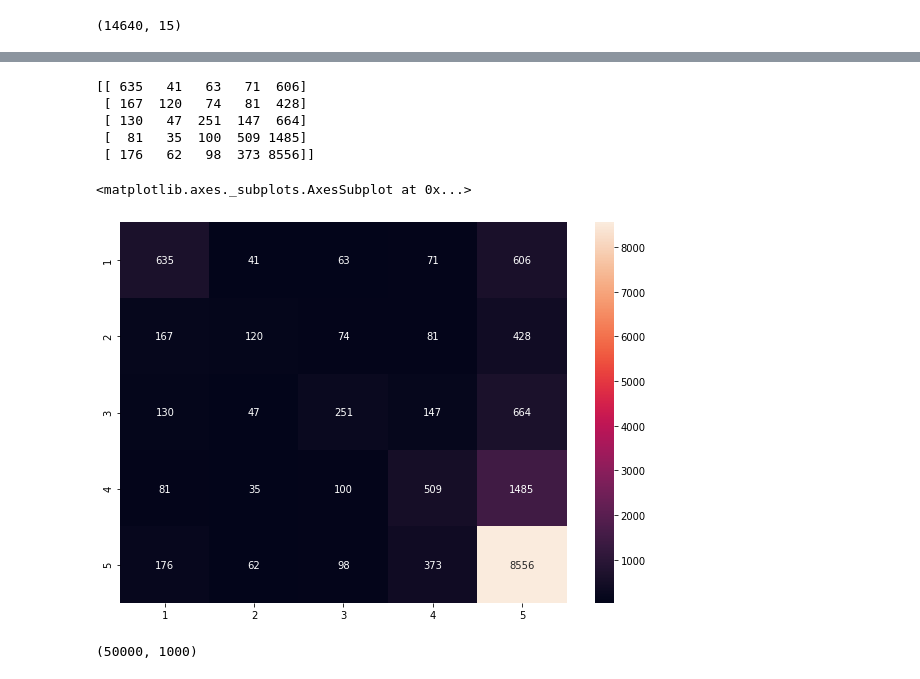
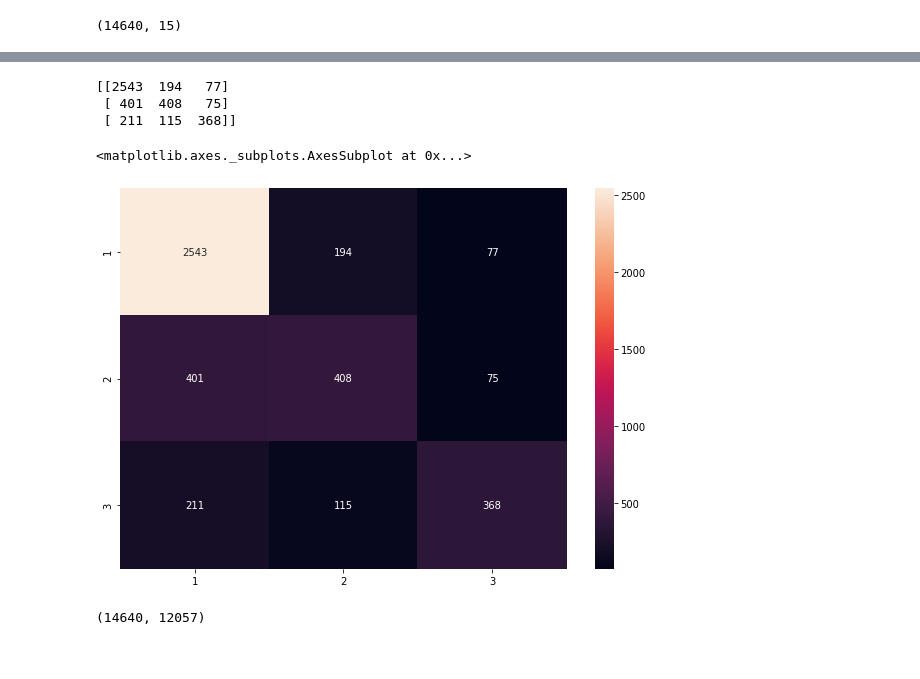
Before and after one commit to mohansameer1983/Twitter-US-Airline-Sentiment-Analysis-NLP, a Jupyter notebook: Twitter-US-Airline-Sentiment-Analysis-NLP.ipynb, the cells around one changed output, grey strips where cells are left out. Cells and saved outputs as stored; diff of their text form; code cells hidden in the pictures.

```diff
--- a/Twitter-US-Airline-Sentiment-Analysis-NLP.ipynb
+++ b/Twitter-US-Airline-Sentiment-Analysis-NLP.ipynb
@@ -144,5 +127,5 @@ data.head()
 # %%
-data['Text'] = data.apply(lambda row: nltk.word_tokenize(row['Text']), axis=1) # Tokenization of data
+data['text'] = data.apply(lambda row: nltk.word_tokenize(row['text']), axis=1) # Tokenization of data
 # %%
 data.head()                                                                    # Look at how tokenized data looks.
 # %% [output]
@@ -213,6 +196,6 @@ def normalize(words):
     words = lemmatize_list(words)
     return ' '.join(words)
 
-data['Text'] = data.apply(lambda row: normalize(row['Text']), axis=1)
+data['text'] = data.apply(lambda row: normalize(row['text']), axis=1)
 data.head()
 # %% [output]
@@ -226,8 +209,8 @@ data.head()
 # Vectorization (Convert text data to numbers).
 from sklearn.feature_extraction.text import CountVectorizer
 
-vectorizer = CountVectorizer(max_features=1000)                # Keep only 1000 features as number of features will increase the processing time.
-data_features = vectorizer.fit_transform(data['Text'])
+vectorizer = CountVectorizer()                # Keep only 1000 features as number of features will increase the processing time.
+data_features = vectorizer.fit_transform(data['text'])
 
 data_features = data_features.toarray()                        # Convert the data features to array.
 # %%
@@ -237,6 +220,6 @@ data_features.shape
 # %%
-labels = data['Score']
-labels = labels.astype('int')
+labels = data['airline_sentiment']
+labels = labels.astype('string')
 # %%
 # Split data into training and testing set.
 
@@ -274,39 +257,37 @@ result = forest.predict(X_test)
 # %%
 # Print and plot Confusion matirx to get an idea of how the distribution of the prediction is, among all the classes.
 
 import matplotlib.pyplot as plt
 import seaborn as sns
 from sklearn.metrics import confusion_matrix
 
 conf_mat = confusion_matrix(y_test, result)
 
 print(conf_mat)
 
-df_cm = pd.DataFrame(conf_mat, index = [i for i in "12345"],
-                  columns = [i for i in "12345"])
+df_cm = pd.DataFrame(conf_mat, index = [i for i in "123"],
+                  columns = [i for i in "123"])
 plt.figure(figsize = (10,7))
 sns.heatmap(df_cm, annot=True, fmt='g')
 # %% [output]
-[[ 635   41   63   71  606]
- [ 167  120   74   81  428]
- [ 130   47  251  147  664]
- [  81   35  100  509 1485]
- [ 176   62   98  373 8556]]
+[[2543  194   77]
+ [ 401  408   75]
+ [ 211  115  368]]
 <matplotlib.axes._subplots.AxesSubplot at 0x...>
-[figure, old version]
+[figure, new version]
 # %%
 # Using TfidfVectorizer to convert text data to numbers.
 
 from sklearn.feature_extraction.text import TfidfVectorizer
 
-vectorizer = TfidfVectorizer(max_features=1000)
-data_features = vectorizer.fit_transform(data['Text'])
+vectorizer = TfidfVectorizer()
+data_features = vectorizer.fit_transform(data['text'])
 
 data_features = data_features.toarray()
 
 data_features.shape
 # %% [output]
-(50000, 1000)
+(14640, 12057)
 # %%
 # Using Random Forest to build model for the classification of reviews.
 # Also calculating the cross validation score.
```
Also changed, not shown: parts of 19 cells of this notebook.
